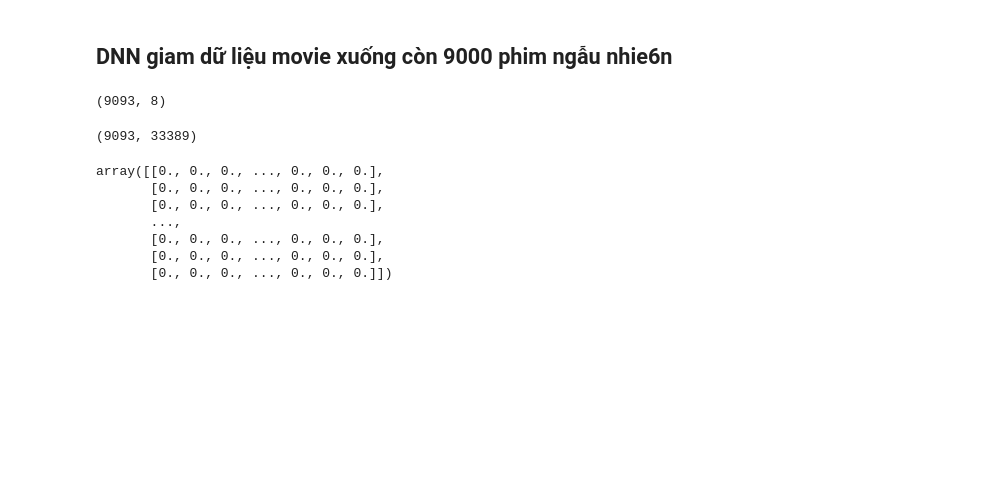
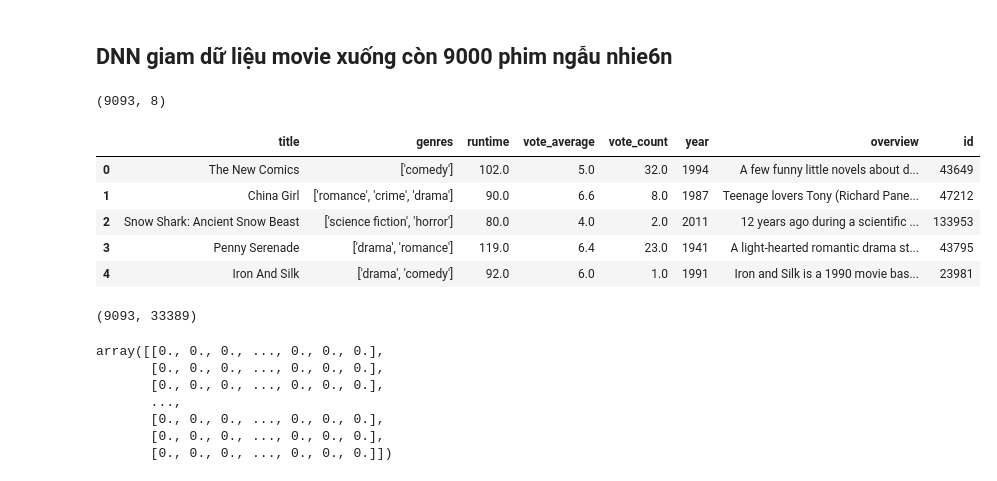
Before and after one commit to duybluemind1988/Hands-On-Recommendation-Systems-with-Python, a Jupyter notebook: Chapter4/Content Based Recommenders_DNN.ipynb, the cells around one changed output. Saved outputs shown, nothing was run; the diff lists cells and outputs as text; code cells hidden in the pictures; blank space fills up the shorter version.

```diff
--- a/Chapter4/Content Based Recommenders_DNN.ipynb
+++ b/Chapter4/Content Based Recommenders_DNN.ipynb
@@ -57,6 +62,17 @@ df=df.sample(frac=0.2,replace=False, random_state=1) #20% sample of the datafram
 df.shape
 # %% [output]
 (9093, 8)
+# %%
+df.reset_index(drop=True,inplace=True)
+# %%
+df.head()
+# %% [output]
+|  | title | genres | runtime | vote_average | vote_count | year | overview | id |
+| 0 | The New Comics | ['comedy'] | 102.0 | 5.0 | 32.0 | 1994 | A few funny little novels about d... | 43649 |
+| 1 | China Girl | ['romance', 'crime', 'drama'] | 90.0 | 6.6 | 8.0 | 1987 | Teenage lovers Tony (Richard Pane... | 47212 |
+| 2 | Snow Shark: Ancient Snow Beast | ['science fiction', 'horror'] | 80.0 | 4.0 | 2.0 | 2011 | 12 years ago during a scientific ... | 133953 |
+| 3 | Penny Serenade | ['drama', 'romance'] | 119.0 | 6.4 | 23.0 | 1941 | A light-hearted romantic drama st... | 43795 |
+| 4 | Iron And Silk | ['drama', 'comedy'] | 92.0 | 6.0 | 1.0 | 1991 | Iron and Silk is a 1990 movie bas... | 23981 |
 # %%
 #Import TfIdfVectorizer from the scikit-learn library
 from sklearn.feature_extraction.text import TfidfVectorizer
```
Also changed, not shown: parts of 6 cells of this notebook.
